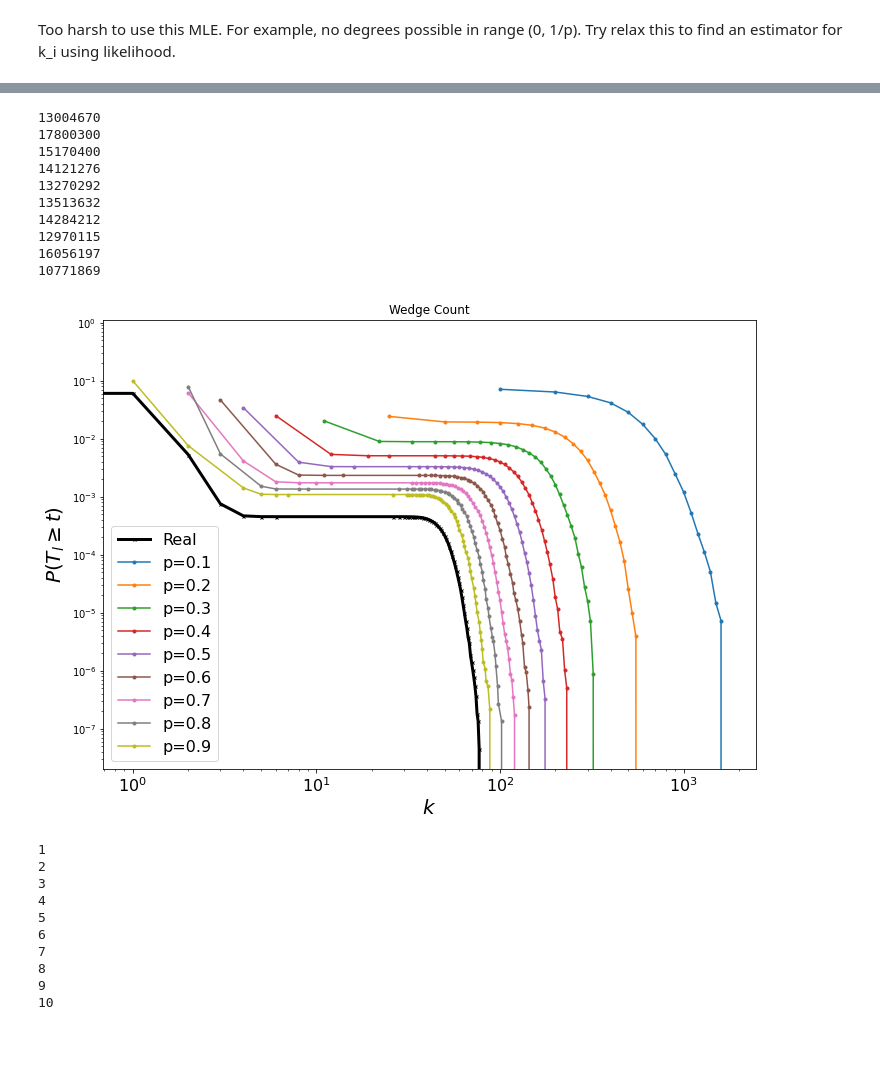
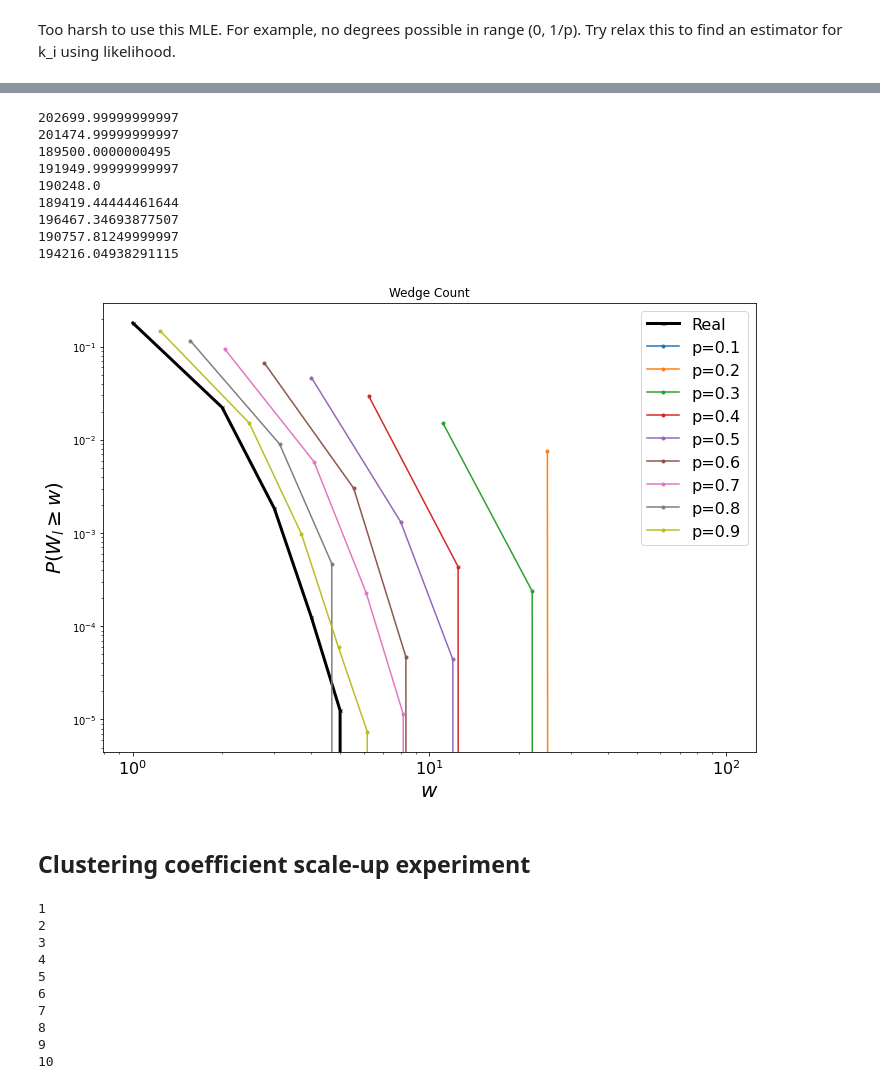
Before and after one commit to narnolddd/sample-nets, a Jupyter notebook: DegreeDistribution.ipynb, the cells around one changed output, grey strips where cells are left out. Drawn from its saved outputs; the diff is of its cells as text; code cells hidden in the pictures; blank space fills up the shorter version.

Commit message:
brain fried, triangle distribution and degree distribution done

```diff
--- a/DegreeDistribution.ipynb
+++ b/DegreeDistribution.ipynb
@@ -169,10 +187,10 @@ def tot_tri_estimate(H,p):
 # %%
-fig, ax = setup_axes('$k$','$P(T_l\\geq t)$','log','log')
-G = nx.barabasi_albert_graph(10000,3)
-# fname="/Users/naomiarnold/CODE/NaomiFETA/FETA3.1/experiments/facebook/facebook.dat"
-# net = pd.read_csv(fname,sep=" ",names=["source","target","t"])
-# net = net.drop(["t"], axis=1)
-# G = nx.from_pandas_edgelist(net)
+fig, ax = setup_axes('$t$','$P(T_l\\geq t)$','log','log')
+# G = nx.barabasi_albert_graph(10000,3)
+fname="/Users/naomiarnold/CODE/NaomiFETA/FETA3.1/experiments/facebook/facebook.dat"
+net = pd.read_csv(fname,sep=" ",names=["source","target","t"])
+net = net.drop(["t"], axis=1)
+G = nx.from_pandas_edgelist(net)
 
 tc = edge_triangle_count(G)
 print(sum(tc)/3.0)
@@ -186,7 +204,7 @@ prange = np.linspace(0.1,0.9,9)
 for p in prange:
     H = edge_sample(G,p)
     tc_sampled = edge_triangle_count(H)
-    tc_estimate = MME_triangle_count(tc_sampled,p)
+    tc_estimate = scaleup_triangle_count(tc_sampled,p)
     print(sum(tc_estimate)/3.0)
     tri, cdf = ecdf(tc_estimate)
     ccdf = 1 - cdf/cdf[-1]
@@ -209,44 +227,44 @@ plt.show()
 # %%
-fig, ax = setup_axes('$k$','$P(T_l\\geq t)$','log','log')
-G = nx.gnp_random_graph(10000,0.005)
+fig, ax = setup_axes('$w$','$P(W_l\\geq w)$','log','log')
+G = nx.gnp_random_graph(1000,0.02)
 # fname="/Users/naomiarnold/CODE/NaomiFETA/FETA3.1/experiments/facebook/facebook.dat"
 # net = pd.read_csv(fname,sep=" ",names=["source","target","t"])
 # net = net.drop(["t"], axis=1)
 # G = nx.from_pandas_edgelist(net)
 
-ec = edge_neighbour_count(G)
-print(sum([x[0] for x in ec] ))
+ec = local_wedge_count(G)
 tri, cdf = ecdf(ec)
 ccdf = 1 - cdf/cdf[-1]
 
 ax.plot(tri, ccdf,marker='x',markersize=3,label="Real", linewidth=3, color="black")
 ax.set_title("Wedge Count")
 prange = np.linspace(0.1,0.9,9)
 
 for p in prange:
     H = edge_sample(G,p)
-    ec_sampled = edge_neighbour_count(H)
-    ec_estimate = improved_triangle_count(ec_sampled,p)
+    ec_sampled = local_wedge_count(H)
+    ec_estimate = scaleup_local_wedge(ec_sampled,p)
     print(sum(ec_estimate))
     #print(sum([x[0] for x in ec_estimate])/3.0)
     tri, cdf = ecdf(ec_estimate)
     ccdf = 1 - cdf/cdf[-1]
     ax.plot(tri, ccdf,marker='o',markersize=3,label="p="+str(round(p,1)))
 
 ax.legend(fontsize=16)
 plt.show()
 # %% [output]
-13004670
-17800300
-15170400
-14121276
-13270292
-13513632
-14284212
-12970115
-16056197
-10771869
+202699.99999999997
+201474.99999999997
+189500.0000000495
+191949.99999999997
+190248.0
+189419.44444461644
+196467.34693877507
+190757.81249999997
+194216.04938291115
-[figure, old version]
+[figure, new version]
+# %% [markdown]
+## Clustering coefficient scale-up experiment
 # %%
 fname="/Users/narnolddd/CODE/FETA/FETA3/data/sx_reordered.txt"
 net = pd.read_csv(fname,sep=" ",names=["source","target","t"])
```
Also changed, not shown: parts of 26 cells of this notebook.
